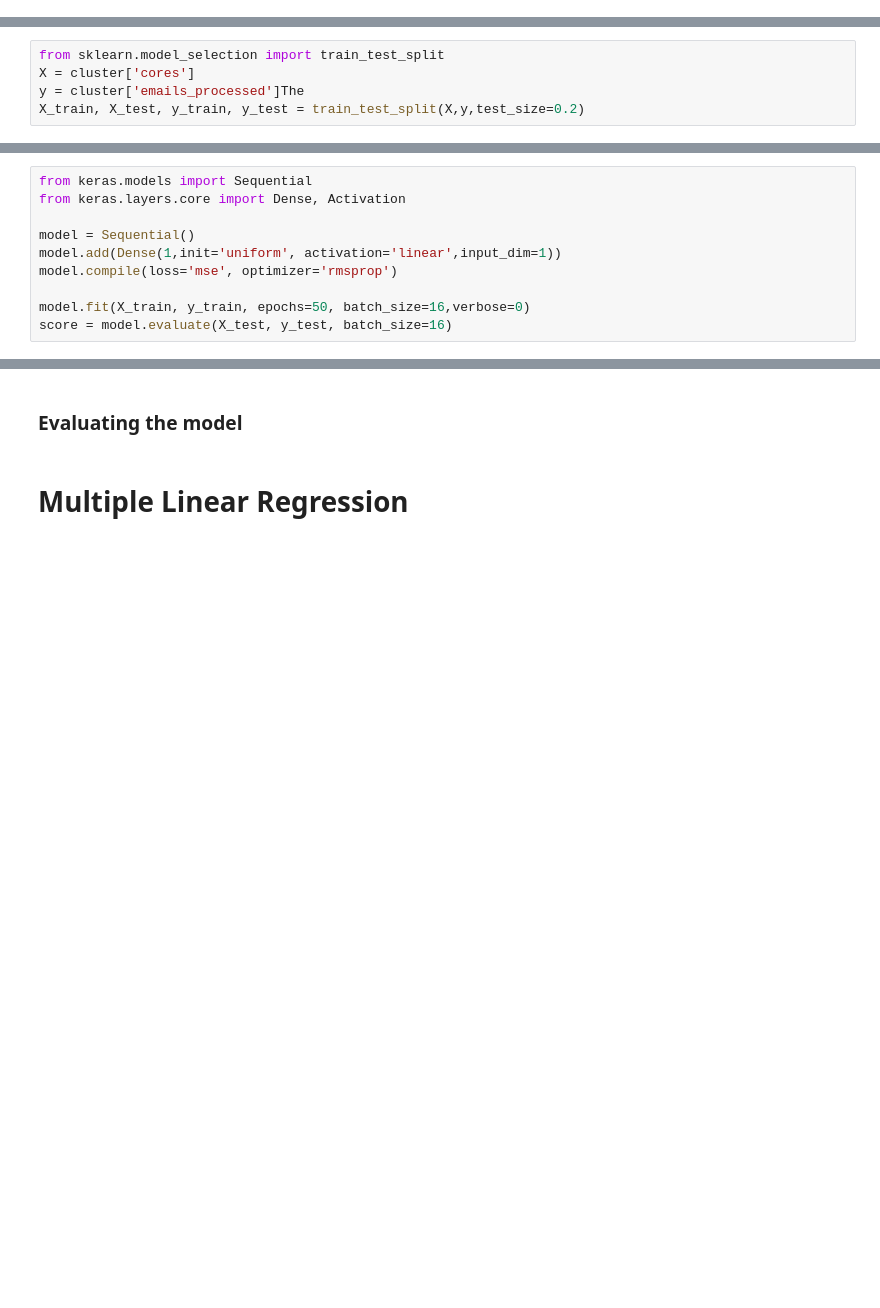
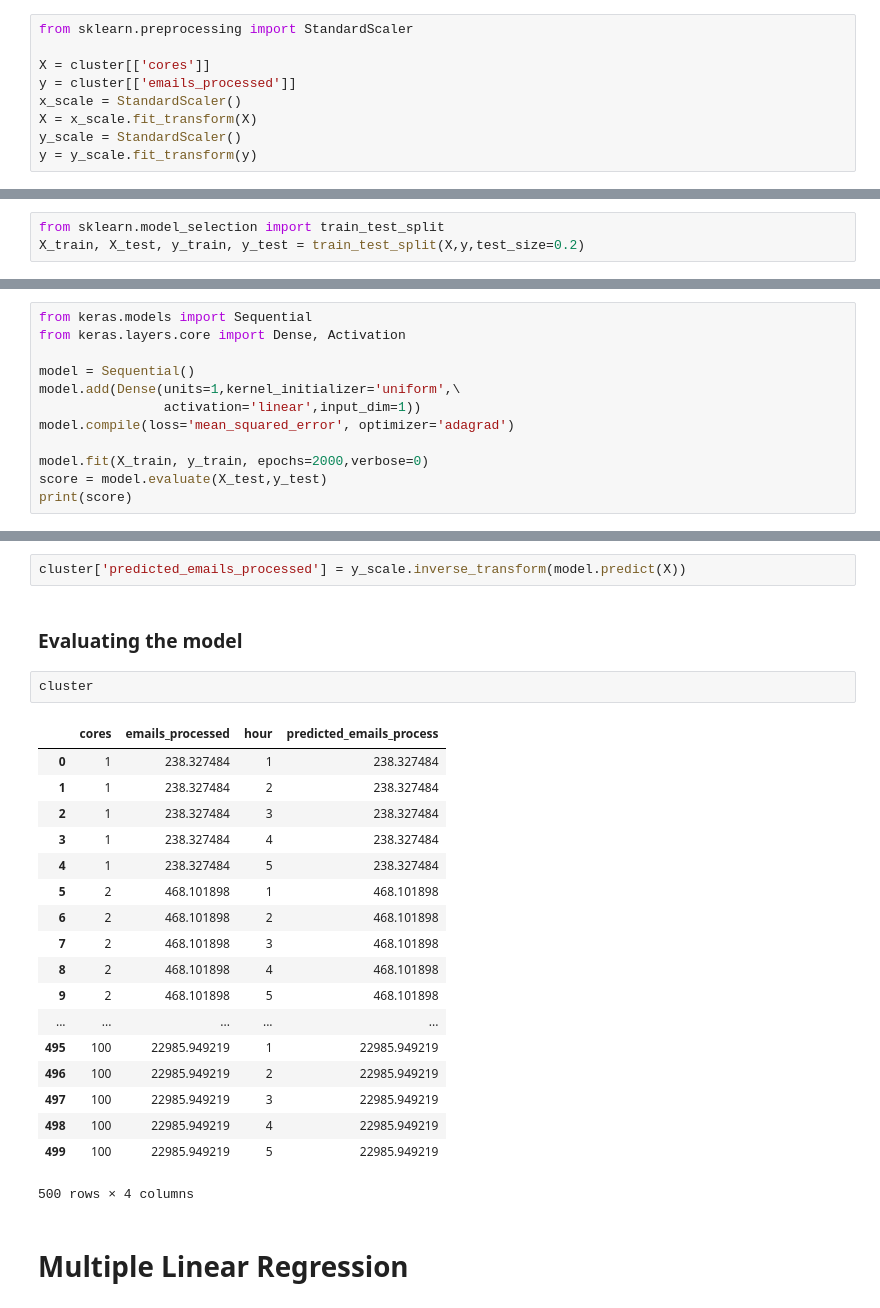
Before and after one commit to eliiza/machine-learning-training, a Jupyter notebook: models_intro.ipynb, the cells around one changed output, grey strips where cells are left out. Saved outputs shown, nothing was run; the diff lists cells and outputs as text; blank space fills up the shorter version.

Commit message:
Add section on standardizing and decoding

```diff
--- a/models_intro.ipynb
+++ b/models_intro.ipynb
@@ -57,3 +63,12 @@ Our data follows a clear linear trend!
+# %%
+from sklearn.preprocessing import StandardScaler
+
+X = cluster[['cores']]
+y = cluster[['emails_processed']]
+x_scale = StandardScaler()
+X = x_scale.fit_transform(X)
+y_scale = StandardScaler()
+y = y_scale.fit_transform(y)
 # %% [markdown]
 It's a good idea to divide our data into _training_ and _test_ sets.
 
@@ -62,8 +77,6 @@ We also divide it up into predictors _X_ and predicted _y_.
 We can use the helper function train_test_split to shuffle our data and allocate 20% of it to testing.
 # %%
 from sklearn.model_selection import train_test_split
-X = cluster['cores']
-y = cluster['emails_processed']The
 X_train, X_test, y_train, y_test = train_test_split(X,y,test_size=0.2)
 # %% [markdown]
 ### Training
@@ -83,8 +96,10 @@ from keras.models import Sequential
 from keras.layers.core import Dense, Activation
 
 model = Sequential()
-model.add(Dense(1,init='uniform', activation='linear',input_dim=1))
-model.compile(loss='mse', optimizer='rmsprop')
+model.add(Dense(units=1,kernel_initializer='uniform',\
+                activation='linear',input_dim=1))
+model.compile(loss='mean_squared_error', optimizer='adagrad')
 
-model.fit(X_train, y_train, epochs=50, batch_size=16,verbose=0)
-score = model.evaluate(X_test, y_test, batch_size=16)
+model.fit(X_train, y_train, epochs=2000,verbose=0)
+score = model.evaluate(X_test,y_test)
+print(score)
@@ -93,4 +115,27 @@ score = model.evaluate(X_test, y_test, batch_size=16)
+# %%
+cluster['predicted_emails_processed'] = y_scale.inverse_transform(model.predict(X))
 # %% [markdown]
 ### Evaluating the model
+# %%
+cluster
+# %% [output]
+|  | cores | emails_processed | hour | predicted_emails_process |
+| 0 | 1 | 238.327484 | 1 | 238.327484 |
+| 1 | 1 | 238.327484 | 2 | 238.327484 |
+| 2 | 1 | 238.327484 | 3 | 238.327484 |
+| 3 | 1 | 238.327484 | 4 | 238.327484 |
+| 4 | 1 | 238.327484 | 5 | 238.327484 |
+| 5 | 2 | 468.101898 | 1 | 468.101898 |
+| 6 | 2 | 468.101898 | 2 | 468.101898 |
+| 7 | 2 | 468.101898 | 3 | 468.101898 |
+| 8 | 2 | 468.101898 | 4 | 468.101898 |
+| 9 | 2 | 468.101898 | 5 | 468.101898 |
+| ... | ... | ... | ... | ... |
+| 495 | 100 | 22985.949219 | 1 | 22985.949219 |
+| 496 | 100 | 22985.949219 | 2 | 22985.949219 |
+| 497 | 100 | 22985.949219 | 3 | 22985.949219 |
+| 498 | 100 | 22985.949219 | 4 | 22985.949219 |
+| 499 | 100 | 22985.949219 | 5 | 22985.949219 |
+500 rows × 4 columns
 # %% [markdown]
 # Multiple Linear Regression
```
Also changed, not shown: parts of 5 cells of this notebook.
